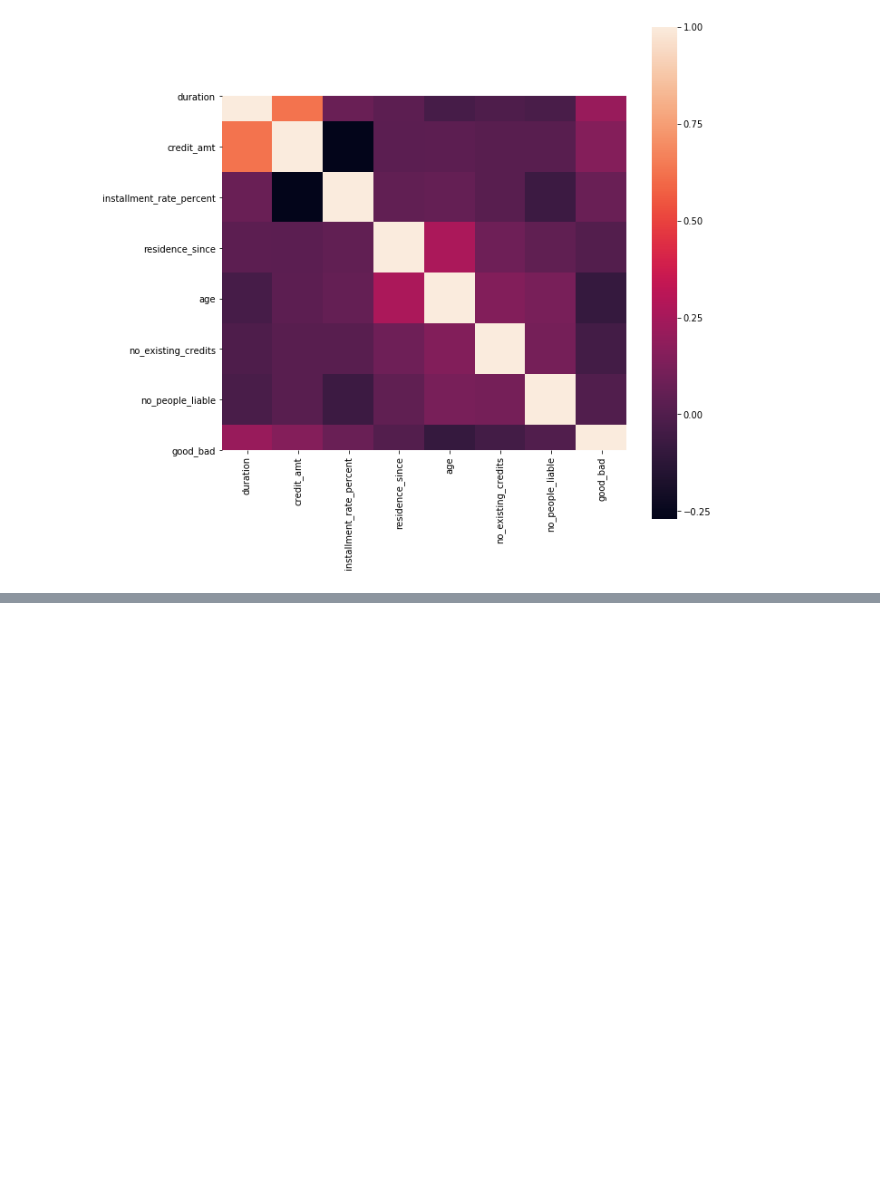
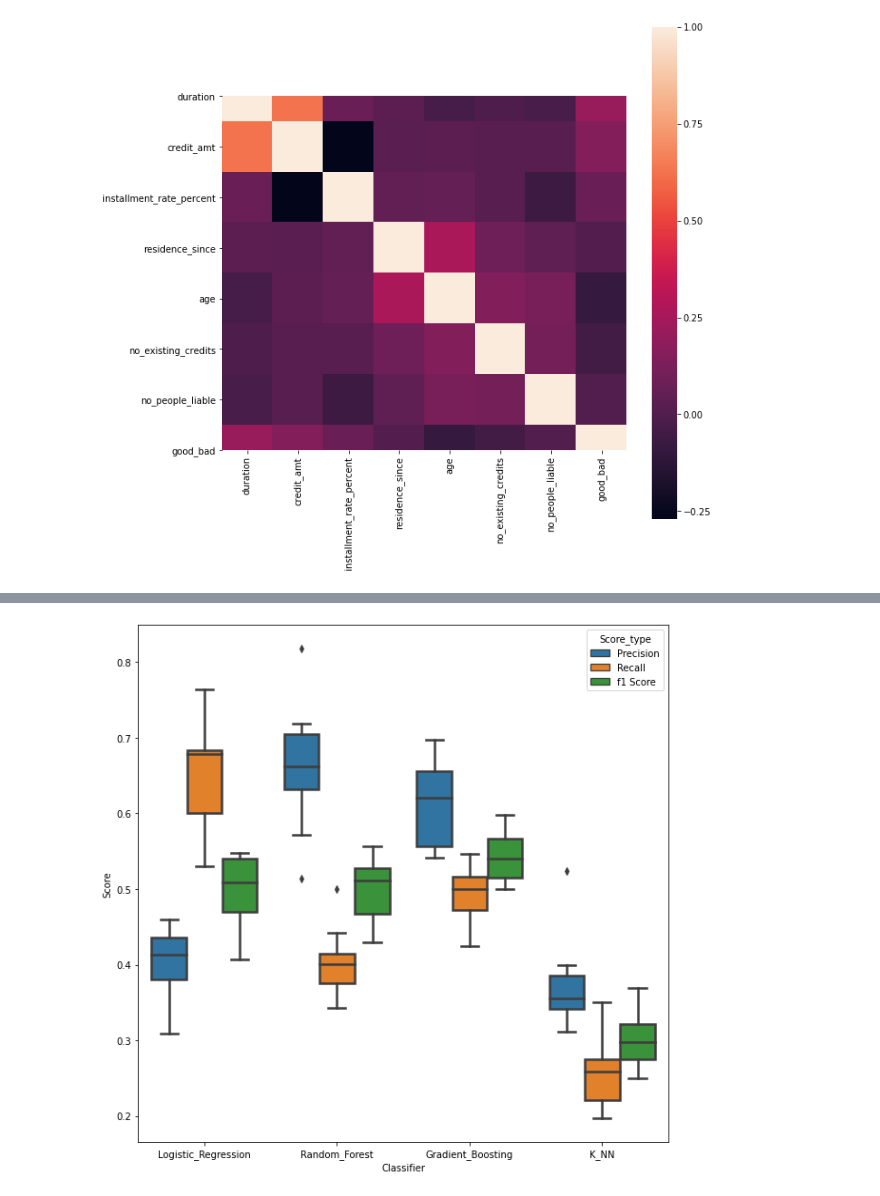
Before and after one commit to jstephenj14/classification-model-workflow, a Jupyter notebook: workflow.ipynb, the cells around one changed output, grey strips where cells are left out. Saved outputs shown, nothing was run; the diff lists cells and outputs as text; code cells hidden in the pictures; blank space fills up the shorter version.

Commit message:
adding encodings and models

```diff
--- a/workflow.ipynb
+++ b/workflow.ipynb
@@ -84,0 +133,36 @@ sns.heatmap(corr_matrix, square=True)
+# %%
+signals_df = data[[c for c in data.columns if c != 'good_bad']].values
+response = data['good_bad'].values
+# %%
+train_signals, test_signals, train_labels, test_labels = train_test_split(signals_df, response, test_size=test_size)
+# %%
+def encode_split(data):
+    msk = np.random.rand(len(data)) < 0.8
+    train = data[msk]
+    test = data[~msk]
+    categorical_cols = list(train.dtypes[train.dtypes == "object"].keys())
+
+    for col in categorical_cols:
+        encoding = train.groupby(col)["good_bad"].mean()
+        train[col] = train[col].map(encoding).fillna(np.mean(train["good_bad"]))
+        test[col] = test[col].map(encoding).fillna(np.mean(train["good_bad"]))
+
+    train_signals = np.asarray(train.drop(["good_bad"], axis=1))
+    test_signals = np.asarray(test.drop(["good_bad"], axis=1))
+    train_labels = np.asarray(train["good_bad"])
+    test_labels = np.asarray(test["good_bad"])
+
+    return train_signals, test_signals, train_labels, test_labels
+# %%
+score_ls = []
+for ic, (cl_name, Classifier) in enumerate(classifier_models.items()):
+    for trial in range(n_runs):
+        train_signals, test_signals, train_labels, test_labels = encode_split(data)
+        Classifier.fit(train_signals, train_labels)
+        pred_labels = Classifier.predict(test_signals)
+        precision = precision_score(test_labels, pred_labels, average='binary')
+        score_ls.append([cl_name, precision, 'Precision'])
+        recall = recall_score(test_labels, pred_labels, average='binary')
+        score_ls.append([cl_name, recall,'Recall'])
+        F1 = f1_score(test_labels, pred_labels, average='binary')
+        score_ls.append([cl_name, F1,'f1 Score'])
@@ -85,2 +187,8 @@ sns.heatmap(corr_matrix, square=True)
+# %%
+metrics_df = pd.DataFrame(score_ls, columns=['Classifier','Score','Score_type']) #building a dataframe with various metrics
+plt.figure(figsize=(10,10))
+ax = sns.boxplot(x="Classifier", y="Score", hue="Score_type", data=metrics_df, linewidth=2.5) #producing the bo
+# %% [output]
+[figure, added]
 # %%
 ! git add .
```
Also changed, not shown: parts of 7 cells of this notebook.
